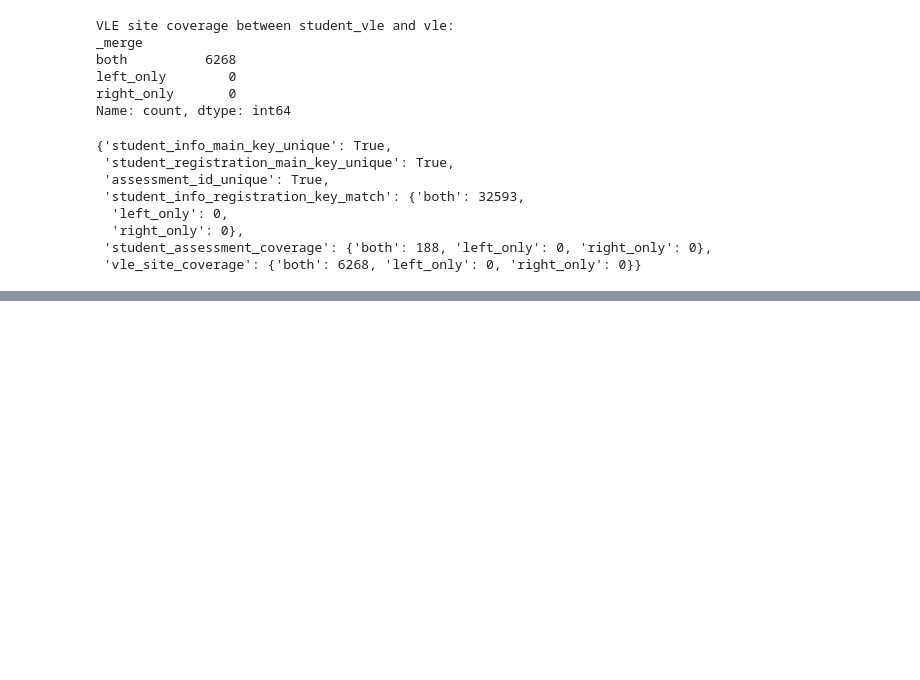
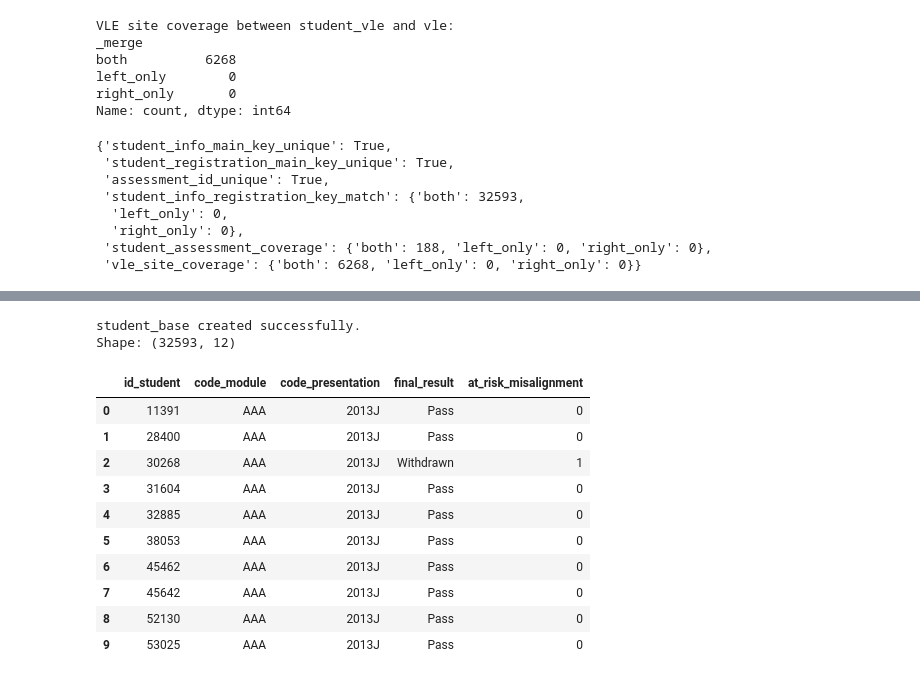
Before and after one commit to futabarentarou/potential-pathway-index, a Jupyter notebook: notebooks/01_data_loading_and_understanding.ipynb, the cells around one changed output, grey strips where cells are left out. Cells and saved outputs as stored; diff of their text form; code cells hidden in the pictures; blank space fills up the shorter version.

```diff
--- a/notebooks/01_data_loading_and_understanding.ipynb
+++ b/notebooks/01_data_loading_and_understanding.ipynb
@@ -404,0 +418,33 @@ key_validation_summary
+# %%
+student_base = student_info.copy()
+
+print("student_base created successfully.")
+print("Shape:", student_base.shape)
+# %% [output]
+student_base created successfully.
+Shape: (32593, 12)
+# %%
+risk_results = ["Withdrawn", "Fail"]
+stable_results = ["Pass", "Distinction"]
+
+student_base["at_risk_misalignment"] = np.where(
+    student_base["final_result"].isin(risk_results),
+    1,
+    0
+)
+
+student_base[
+    ["id_student", "code_module", "code_presentation", "final_result", "at_risk_misalignment"]
+].head(10)
+# %% [output]
+|  | id_student | code_module | code_presentation | final_result | at_risk_misalignment |
+| 0 | 11391 | AAA | 2013J | Pass | 0 |
+| 1 | 28400 | AAA | 2013J | Pass | 0 |
+| 2 | 30268 | AAA | 2013J | Withdrawn | 1 |
+| 3 | 31604 | AAA | 2013J | Pass | 0 |
+| 4 | 32885 | AAA | 2013J | Pass | 0 |
+| 5 | 38053 | AAA | 2013J | Pass | 0 |
+| 6 | 45462 | AAA | 2013J | Pass | 0 |
+| 7 | 45642 | AAA | 2013J | Pass | 0 |
+| 8 | 52130 | AAA | 2013J | Pass | 0 |
+| 9 | 53025 | AAA | 2013J | Pass | 0 |
```
Also changed, not shown: parts of 7 cells of this notebook.
